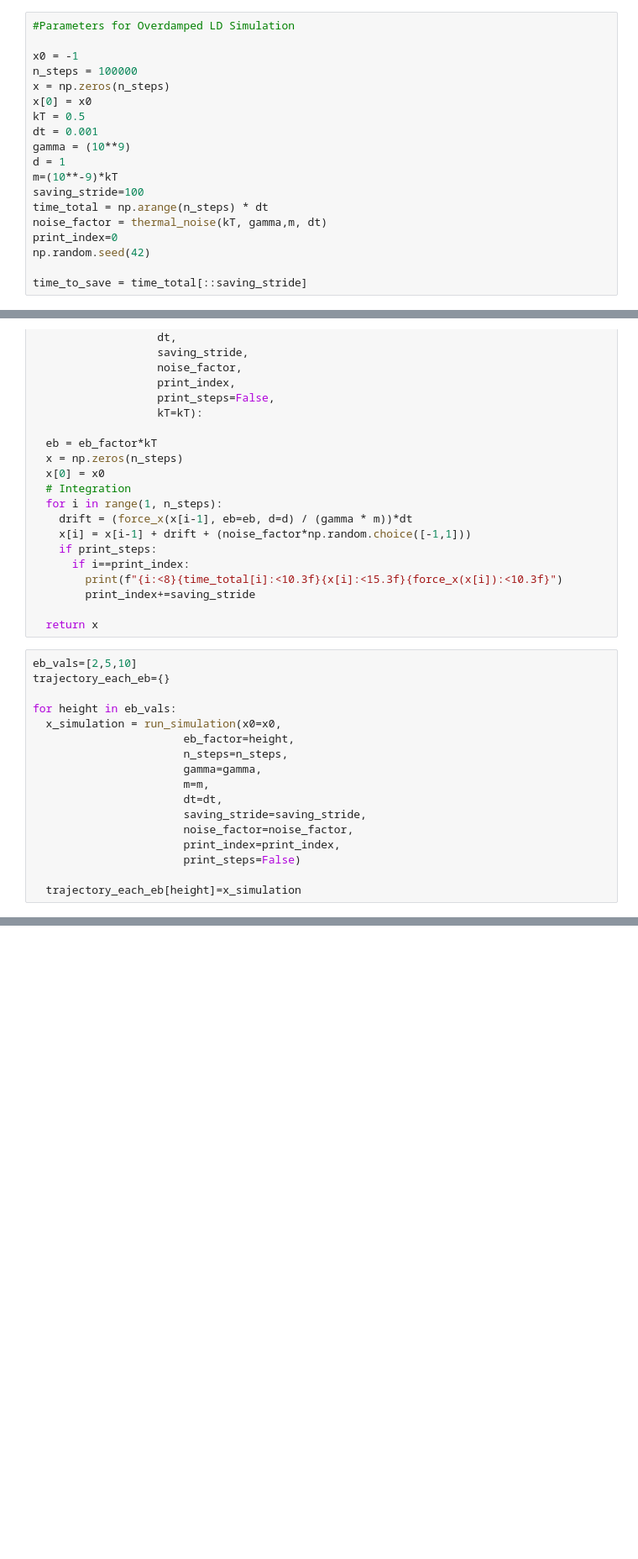
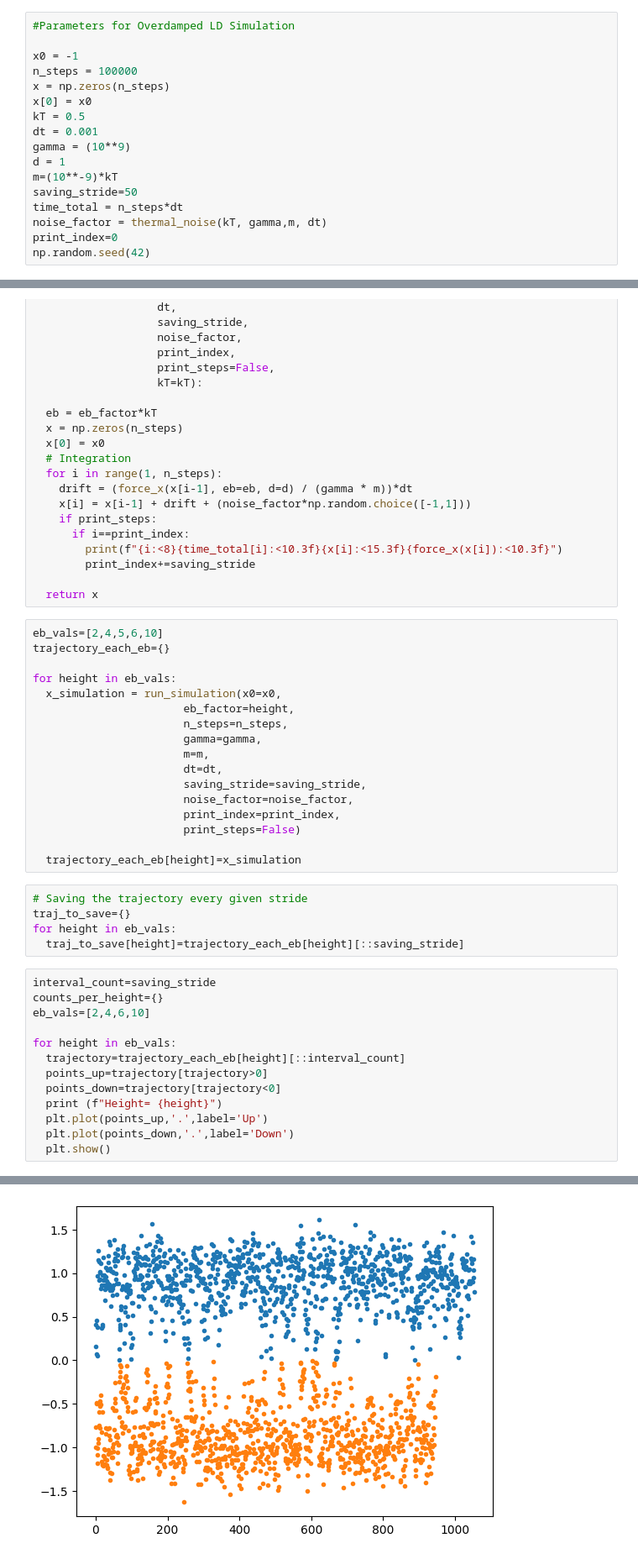
Before and after one commit to scichemcode/Overdamped_LD, a Jupyter notebook: Overdamped_LD_Full.ipynb, the cells around one changed output, grey strips where cells are left out. Shown at 84% size. Drawn from its saved outputs; the diff is of its cells as text; blank space fills up the shorter version.

```diff
--- a/Overdamped_LD_Full.ipynb
+++ b/Overdamped_LD_Full.ipynb
@@ -112,13 +124,11 @@ dt = 0.001
 gamma = (10**9)
 d = 1
 m=(10**-9)*kT
-saving_stride=100
-time_total = np.arange(n_steps) * dt
+saving_stride=50
+time_total = n_steps*dt
 noise_factor = thermal_noise(kT, gamma,m, dt)
 print_index=0
 np.random.seed(42)
-
-time_to_save = time_total[::saving_stride]
 # %%
 def run_simulation(x0,
                    eb_factor,
@@ -146,7 +156,7 @@ def run_simulation(x0,
 
   return x
 # %%
-eb_vals=[2,5,10]
+eb_vals=[2,4,5,6,10]
 trajectory_each_eb={}
 
 for height in eb_vals:
@@ -162,3 +172,22 @@ for height in eb_vals:
                        print_steps=False)
 
   trajectory_each_eb[height]=x_simulation
+# %%
+# Saving the trajectory every given stride
+traj_to_save={}
+for height in eb_vals:
+  traj_to_save[height]=trajectory_each_eb[height][::saving_stride]
+# %%
+interval_count=saving_stride
+counts_per_height={}
+eb_vals=[2,4,6,10]
+
+for height in eb_vals:
+  trajectory=trajectory_each_eb[height][::interval_count]
+  points_up=trajectory[trajectory>0]
+  points_down=trajectory[trajectory<0]
+  print (f"Height= {height}")
+  plt.plot(points_up,'.',label='Up')
+  plt.plot(points_down,'.',label='Down')
+  plt.show()
+# %% [output]
@@ -164,0 +195 @@ for height in eb_vals:
+[figure, added]
```
Also changed, not shown: parts of 6 cells of this notebook.
